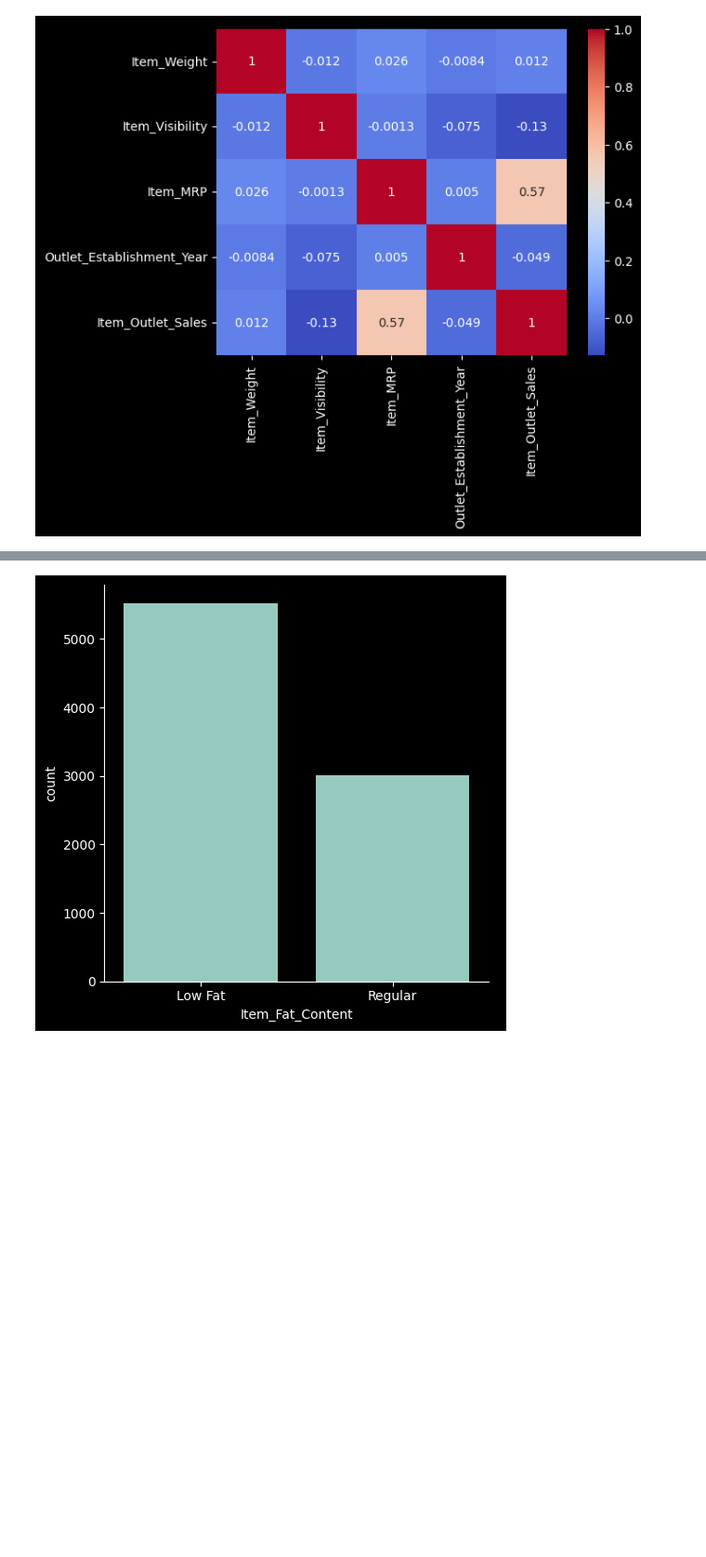
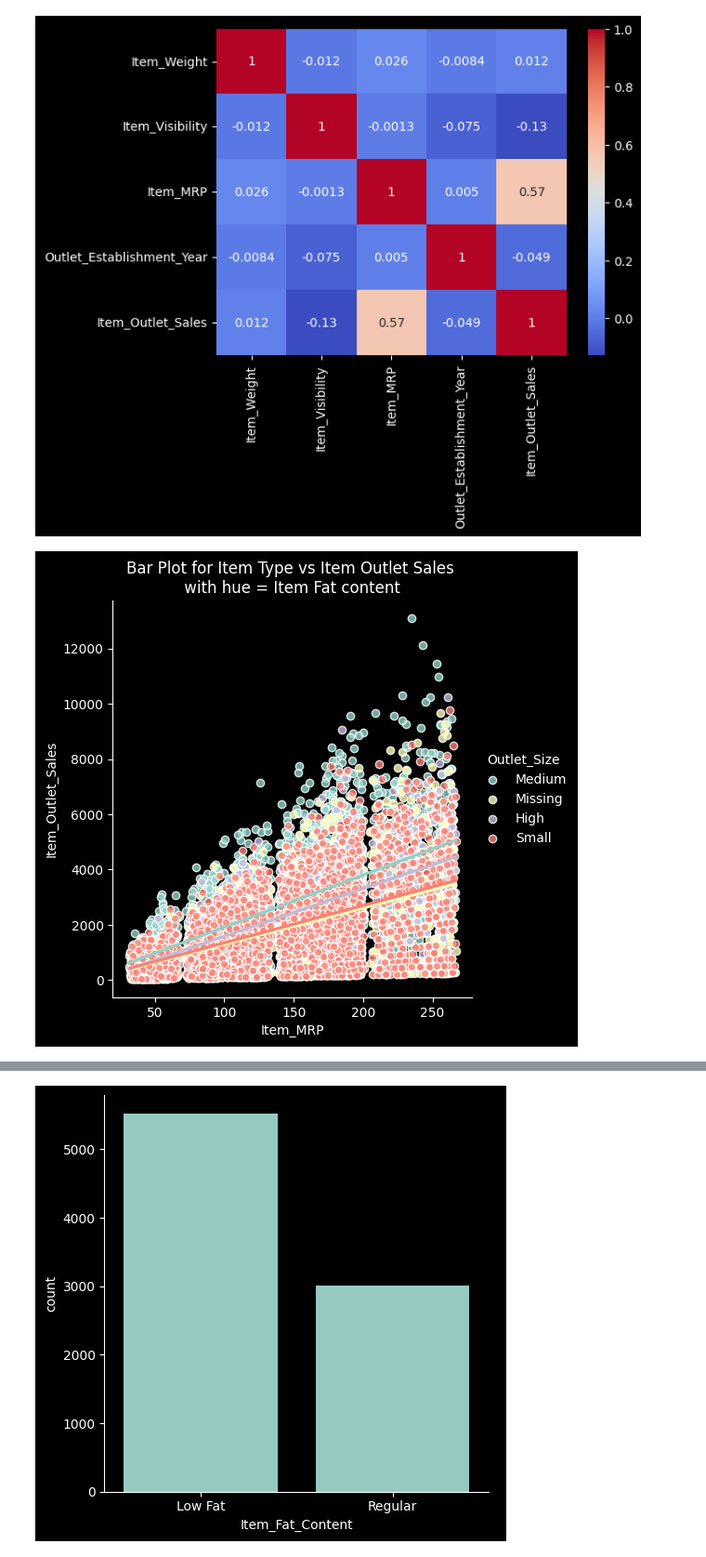
Before and after one commit to QustaB/Prediction_of_Production_Sales, a Jupyter notebook: Prediction_of_Production_Sales.ipynb, the cells around one changed output, grey strips where cells are left out. Shown at 93% size. Cells and saved outputs as stored; diff of their text form; code cells hidden in the pictures; blank space fills up the shorter version.

```diff
--- a/Prediction_of_Production_Sales.ipynb
+++ b/Prediction_of_Production_Sales.ipynb
@@ -455,3 +455,9 @@ g.ax.set_title('Boxen Plot for Item Outlet Sales vs Item Type');
 sns.heatmap(df[num_cols].corr(),annot=True,cmap='coolwarm');
 # %% [output]
 [figure]
+# %%
+scatter_kws=dict(edgecolor='white')
+g = sns.lmplot(data=df,x='Item_MRP',y='Item_Outlet_Sales', hue='Outlet_Size',scatter_kws=scatter_kws )
+g.ax.set_title('Bar Plot for Item Type vs Item Outlet Sales \n with hue = Item Fat content ');
+# %% [output]
+[figure, added]
```
Also changed, not shown: parts of 6 cells of this notebook.
